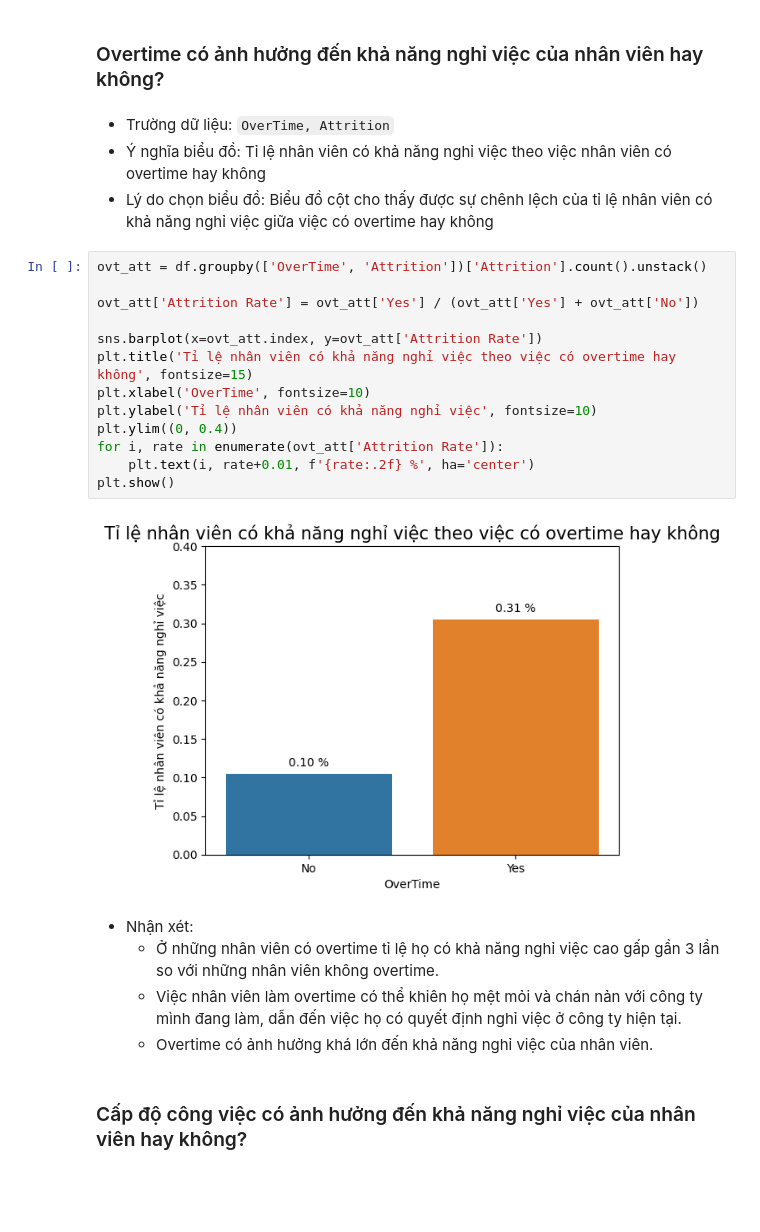
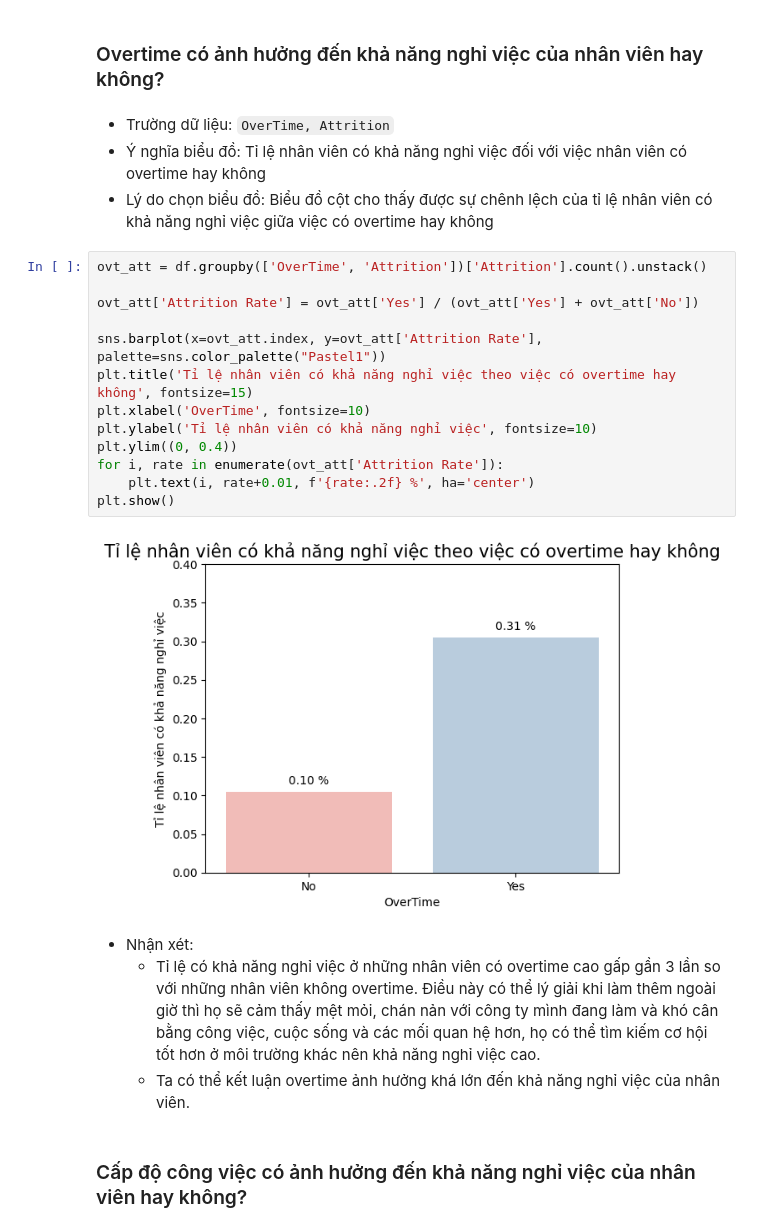
Before and after one commit to HuyHCMUS/DataVisualize-1, a Jupyter notebook: Vu.ipynb, the cells around one changed output. Cells and saved outputs as stored; diff of their text form; blank space fills up the shorter version.

```diff
--- a/Vu.ipynb
+++ b/Vu.ipynb
@@ -164,28 +163,27 @@ plt.show()
 ### Overtime có ảnh hưởng đến khả năng nghỉ việc của nhân viên hay không?
 # %% [markdown]
 * Trường dữ liệu: `OverTime, Attrition`
-* Ý nghĩa biểu đồ: Tỉ lệ nhân viên có khả năng nghỉ việc theo việc nhân viên có overtime hay không
+* Ý nghĩa biểu đồ: Tỉ lệ nhân viên có khả năng nghỉ việc đối với việc nhân viên có overtime hay không
 * Lý do chọn biểu đồ: Biểu đồ cột cho thấy được sự chênh lệch của tỉ lệ nhân viên có khả năng nghỉ việc giữa việc có overtime hay không
 # %%
 ovt_att = df.groupby(['OverTime', 'Attrition'])['Attrition'].count().unstack()
 
 ovt_att['Attrition Rate'] = ovt_att['Yes'] / (ovt_att['Yes'] + ovt_att['No'])
 
-sns.barplot(x=ovt_att.index, y=ovt_att['Attrition Rate'])
+sns.barplot(x=ovt_att.index, y=ovt_att['Attrition Rate'], palette=sns.color_palette("Pastel1"))
 plt.title('Tỉ lệ nhân viên có khả năng nghỉ việc theo việc có overtime hay không', fontsize=15)
 plt.xlabel('OverTime', fontsize=10)
 plt.ylabel('Tỉ lệ nhân viên có khả năng nghỉ việc', fontsize=10)
 plt.ylim((0, 0.4))
 for i, rate in enumerate(ovt_att['Attrition Rate']):
     plt.text(i, rate+0.01, f'{rate:.2f} %', ha='center')
 plt.show()
 # %% [output]
-[figure, old version]
+[figure, new version]
 # %% [markdown]
 * Nhận xét:
-  * Ở những nhân viên có overtime tỉ lệ họ có khả năng nghỉ việc cao gấp gần 3 lần so với những nhân viên không overtime.
-  * Việc nhân viên làm overtime có thể khiên họ mệt mỏi và chán nản với công ty mình đang làm, dẫn đến việc họ có quyết định nghỉ việc ở công ty hiện tại.
-  * Overtime có ảnh hưởng khá lớn đến khả năng nghỉ việc của nhân viên.
+  * Tỉ lệ có khả năng nghỉ việc ở những nhân viên có overtime cao gấp gần 3 lần so với những nhân viên không overtime. Điều này có thể lý giải khi làm thêm ngoài giờ thì họ sẽ cảm thấy mệt mỏi, chán nản với công ty mình đang làm và khó cân bằng công việc, cuộc sống và các mối quan hệ hơn, họ có thể tìm kiếm cơ hội tốt hơn ở môi trường khác nên khả năng nghỉ việc cao.
+  * Ta có thể kết luận overtime ảnh hưởng khá lớn đến khả năng nghỉ việc của nhân viên.
 # %% [markdown]
 ### Cấp độ công việc có ảnh hưởng đến khả năng nghỉ việc của nhân viên hay không?
 # %% [markdown]
```
Also changed, not shown: parts of 5 cells of this notebook.
